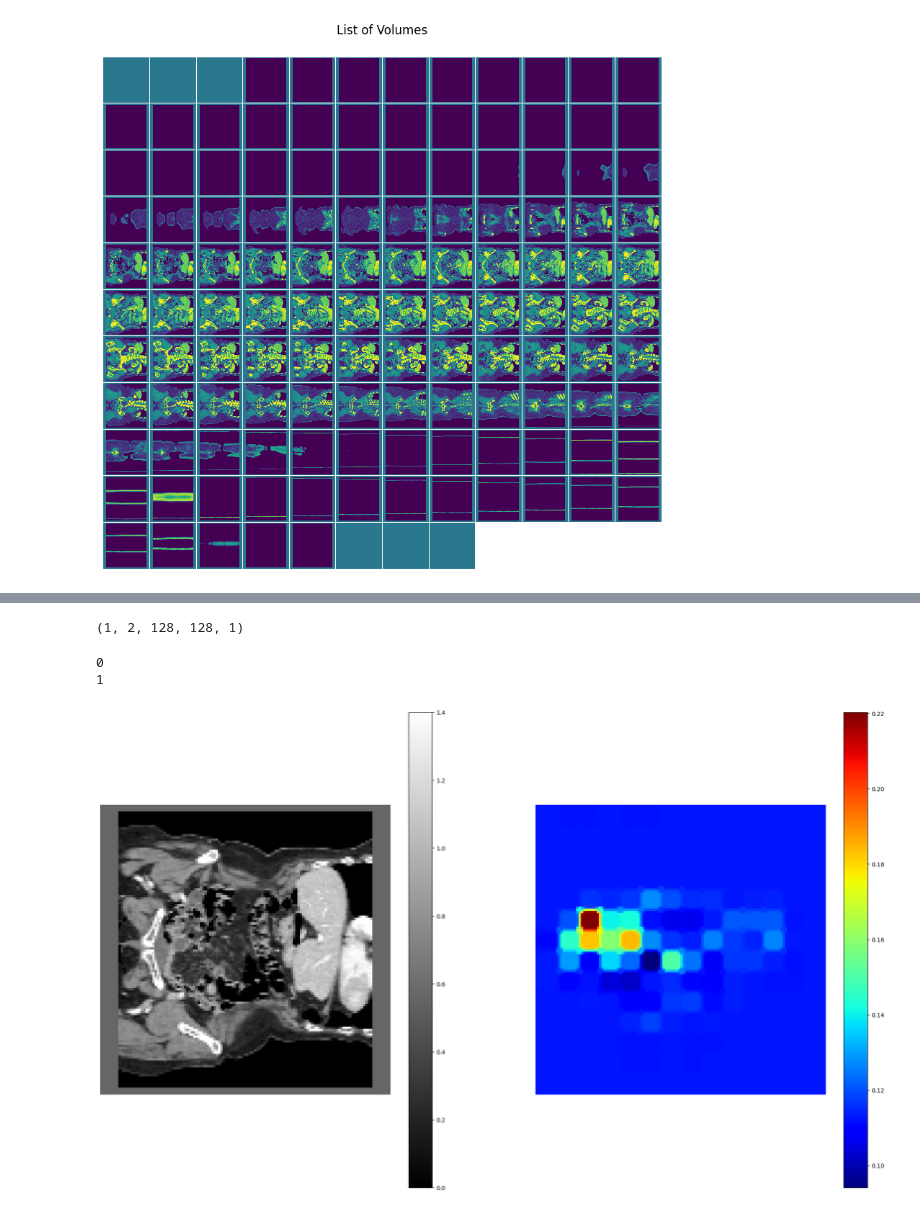
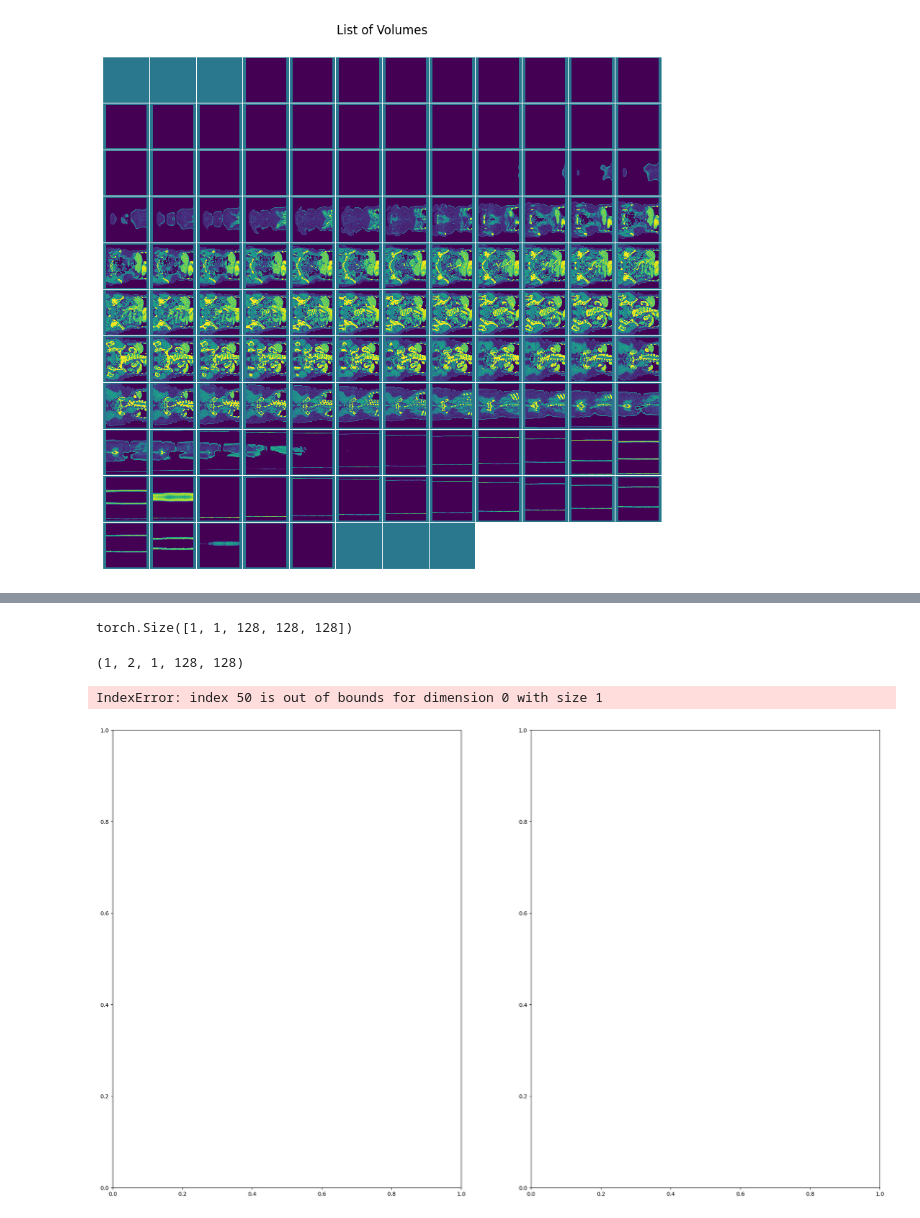
Before and after one commit to tourbut/CT_Classfication_Net, a Jupyter notebook: notebook_result_viewer.ipynb, the cells around one changed output, grey strips where cells are left out. Drawn from its saved outputs; the diff is of its cells as text; code cells hidden in the pictures.

```diff
--- a/notebook_result_viewer.ipynb
+++ b/notebook_result_viewer.ipynb
@@ -137,0 +142,12 @@ occ_sens = OcclusionSensitivity(nn_module=model, mask_size=12, n_batch=1, stride
+# %%
+depth_slice = 50
+occ_sens_b_box_1 = [depth_slice-1, depth_slice, -1, -1, -1, -1]
+occ_sens_b_box_2 = [-1, -1, depth_slice-1, depth_slice, -1, -1]
+occ_sens_b_box_3 = [-1, -1, -1, -1, depth_slice-1, depth_slice]
+occ_result_1, _ = occ_sens(x=test_img, b_box=occ_sens_b_box_1)
+occ_result_2, _ = occ_sens(x=test_img, b_box=occ_sens_b_box_2)
+occ_result_3, _ = occ_sens(x=test_img, b_box=occ_sens_b_box_3)
+
+print(occ_result_1.shape)
+print(occ_result_2.shape)
+print(occ_result_3.shape)
@@ -138,22 +167,25 @@ occ_sens = OcclusionSensitivity(nn_module=model, mask_size=12, n_batch=1, stride
+# %%
+test_img, _  = get_next_im(test_itera)
+print(test_img.shape)
+# %% [output]
+torch.Size([1, 1, 128, 128, 128])
 # %%
 depth_slice = 50
 occ_sens_b_box = [depth_slice-1, depth_slice, -1, -1, -1, -1]
-occ_sens_b_box = [-1, -1, -1, -1, depth_slice-1, depth_slice]
+#occ_sens_b_box = [-1, -1, -1, -1, depth_slice-1, depth_slice]
 occ_result, _ = occ_sens(x=test_img, b_box=occ_sens_b_box)
 occ_result.shape
 # %% [output]
-(1, 2, 128, 128, 1)
+(1, 2, 1, 128, 128)
 # %%
 fig, axes = plt.subplots(1, 2, figsize=(25, 15), facecolor="white")
 
-for i, im in enumerate([test_img[:, :, 50], occ_result]):
-    print(i)
+for i, im in enumerate([test_img[depth_slice, :, :], occ_result]):
     cmap = "gray" if i == 0 else "jet"
     ax = axes[i]
     im_show = ax.imshow(np.squeeze(im[0][0].detach().cpu()), cmap=cmap)
     ax.axis("off")
     fig.colorbar(im_show, ax=ax)
 # %% [output]
-0
-1
+IndexError: index 50 is out of bounds for dimension 0 with size 1
-[figure, old version]
+[figure, new version]
```
Also changed, not shown: parts of 5 cells of this notebook, 2 other files.
